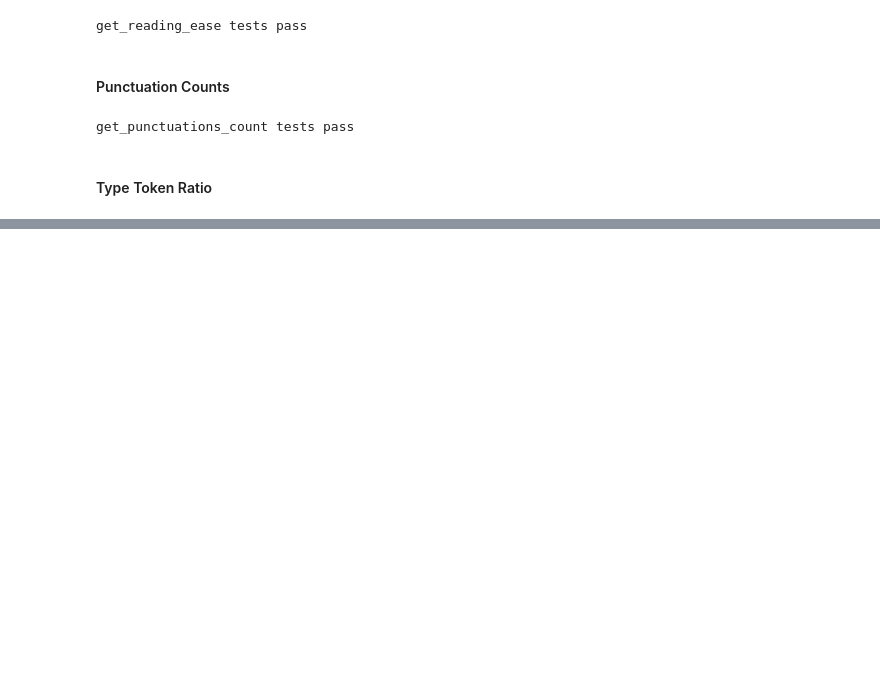
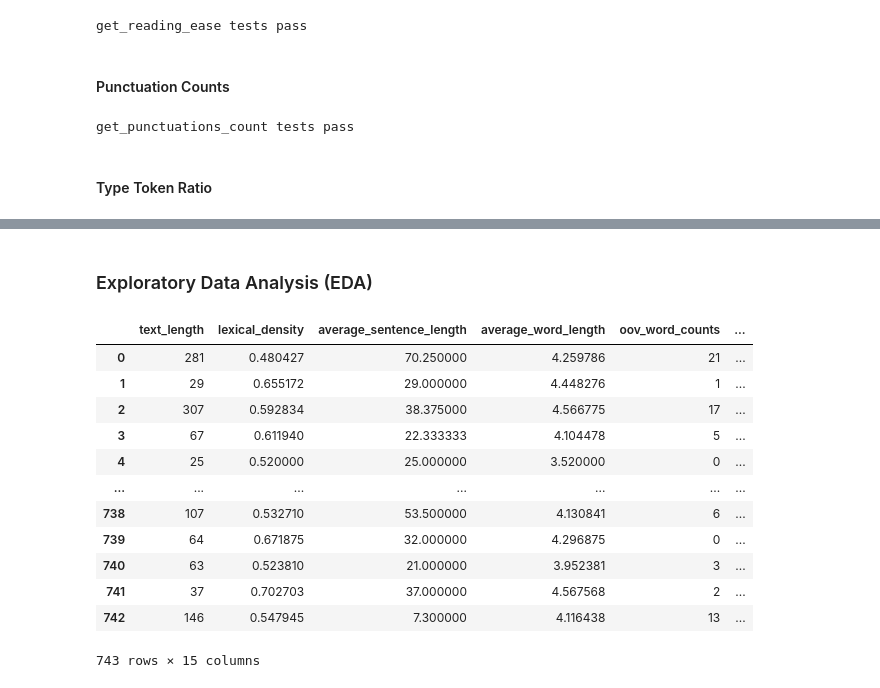
Before and after one commit to sneha012/L2_LanguageLearnerClassification, a Jupyter notebook: soln.ipynb, the cells around one changed output, grey strips where cells are left out. Cells and saved outputs as stored; diff of their text form; code cells hidden in the pictures; blank space fills up the shorter version.

```diff
--- a/soln.ipynb
+++ b/soln.ipynb
@@ -432,0 +812,48 @@ def get_type_token_ratio(text):
+# %%
+# Reading the data
+
+train_csv_path = r"data/train.csv"
+val_csv_path = r"data/dev.csv"
+test_csv_path = r"data/test.csv"
+
+train_txt_path = r"data/train.txt"
+val_txt_path = r"data/dev.txt"
+test_txt_path = r"data/test.txt"
+
+paths = {
+    train_txt_path: train_csv_path,
+    val_txt_path: val_csv_path,
+    test_txt_path: test_csv_path
+}
+
+zip_path = r"data/lang-8.zip"
+
+if not (os.path.isfile(
+    train_csv_path
+) and os.path.isfile(
+    val_csv_path
+) and os.path.isfile(
+    test_csv_path
+)):
+    create_train_dev_test_csvs(paths)
+
+train_data, val_data, test_data = read_csvs(train_csv_path, val_csv_path, test_csv_path)
+# %% [markdown]
+### Exploratory Data Analysis (EDA)
+# %%
+train_data = train_data.drop(columns=["Unnamed: 0", "filename"])
+train_data
+# %% [output]
+|  | text_length | lexical_density | average_sentence_length | average_word_length | oov_word_counts | ... |
+| 0 | 281 | 0.480427 | 70.250000 | 4.259786 | 21 | ... |
+| 1 | 29 | 0.655172 | 29.000000 | 4.448276 | 1 | ... |
+| 2 | 307 | 0.592834 | 38.375000 | 4.566775 | 17 | ... |
+| 3 | 67 | 0.611940 | 22.333333 | 4.104478 | 5 | ... |
+| 4 | 25 | 0.520000 | 25.000000 | 3.520000 | 0 | ... |
+| ... | ... | ... | ... | ... | ... | ... |
+| 738 | 107 | 0.532710 | 53.500000 | 4.130841 | 6 | ... |
+| 739 | 64 | 0.671875 | 32.000000 | 4.296875 | 0 | ... |
+| 740 | 63 | 0.523810 | 21.000000 | 3.952381 | 3 | ... |
+| 741 | 37 | 0.702703 | 37.000000 | 4.567568 | 2 | ... |
+| 742 | 146 | 0.547945 | 7.300000 | 4.116438 | 13 | ... |
+743 rows × 15 columns
```
Also changed, not shown: parts of 19 cells of this notebook.
